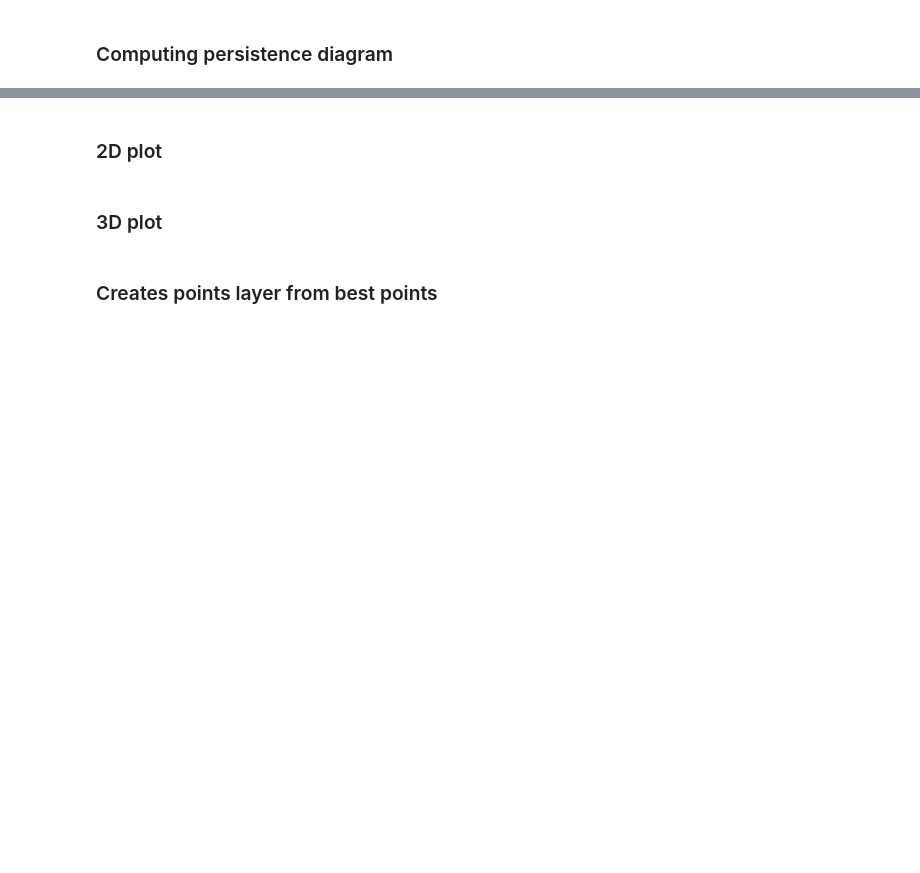
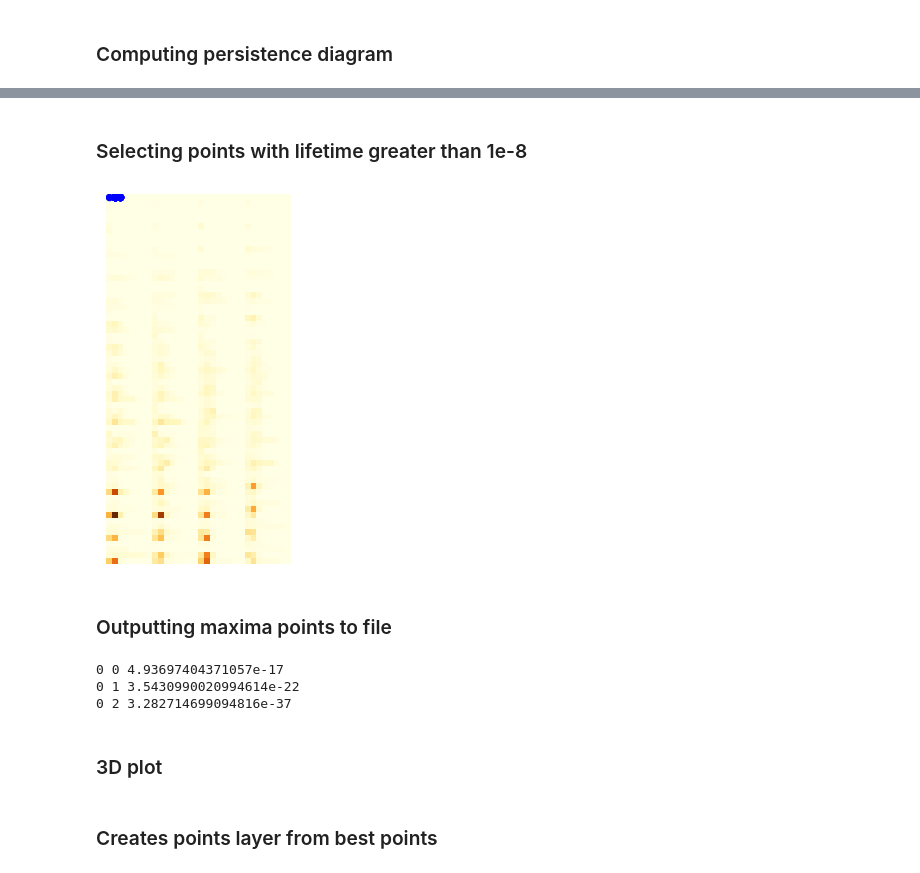
Before and after one commit to urban-toolkit/utk, a Jupyter notebook: src/pythonComponents/dataLoading/Topology.ipynb, the cells around one changed output, grey strips where cells are left out. Drawn from its saved outputs; the diff is of its cells as text; code cells hidden in the pictures; blank space fills up the shorter version.

```diff
--- a/src/pythonComponents/dataLoading/Topology.ipynb
+++ b/src/pythonComponents/dataLoading/Topology.ipynb
@@ -138,13 +168,29 @@ array([4940393.3058, 4940393.3058, 4940393.3058, ..., 4941893.3058,
+# %% [markdown]
+### Selecting points with lifetime greater than 1e-8
 # %%
-# threshold = 1.5e-8
-# idxs = np.arange(dgm.shape[0])
-# idxs = idxs[np.abs(dgm[:, 1] - dgm[:, 0]) > threshold]
+thresh = 1e-8
+idxs = np.arange(dgm.shape[0])
+idxs = idxs[np.abs(dgm[:, 1] - dgm[:, 0]) > thresh]
 
-# X, Y = np.meshgrid(np.arange(reshape_sampled_values.shape[1]), np.arange(reshape_sampled_values.shape[0]))
-# X = X.flatten()
-# Y = Y.flatten()
-# for idx in idxs:
-#     bidx = np.argmin(np.abs(reshape_sampled_values + dgm[idx, 0]))
-#     plt.scatter(X[bidx], Y[bidx], 20, 'k')
+plt.figure()
+plt.imshow(reshape_sampled_values, cmap=plt.cm.YlOrBr)
+
+# X, Y = np.meshgrid(np.arange(noisy_result.shape[1]), np.arange(noisy_result.shape[0]))
+X, Y = np.meshgrid(np.arange(reshape_sampled_values.shape[1]), np.arange(reshape_sampled_values.shape[0]))
+X = X.flatten()
+Y = Y.flatten()
+
+maxima_points = set()
+
+for idx in idxs:
+    # bidx = np.argmin(np.abs(noisy_result + dgm[idx, 0]))
+    bidx = np.argmin(np.abs(reshape_sampled_values + dgm[idx, 0]))
+    maxima_points.add(bidx)
+    plt.scatter(X[bidx], Y[bidx], 20, 'blue') # showing each 0-dimensional pixel representatives highlighted in the original image
+plt.axis('off')
+
+maxima_points = list(maxima_points)
+
+plt.show()
+# %% [output]
+[figure, added]
-# %% [markdown]
-### 2D plot
@@ -158,3 +197,44 @@ array([4940393.3058, 4940393.3058, 4940393.3058, ..., 4941893.3058,
+# %% [markdown]
+### Outputting maxima points to file
+# %%
+reshape_positions = np.reshape(positions, (3, 64, 32))
+
+flat_points = []
+best_values = []
+
+for point in maxima_points:
+    print(Y[point], X[point], reshape_sampled_values[Y[point], X[point]])
+
+    for coordinate in reshape_positions[:,Y[point],X[point]]:
+        flat_points.append(coordinate)
+
+    best_values.append(reshape_sampled_values[Y[point], X[point]])
+
+best_points = {'points': flat_points, 'values': best_values}
+
+json_object = json.dumps(best_points)
+
+file = open('best_points.json', 'w')
+
+file.write(json_object)
+
+file.close()
+
+file = open('best_values.json', 'w')
+
+thematic_layer = {
+    "id": "grid_values",
+    "coordinates": flat_points,
+    "values": best_values
+}
+
+file.write(json.dumps(thematic_layer))
+
+file.close()
+# %% [output]
+0 0 4.93697404371057e-17
+0 1 3.5430990020994614e-22
+0 2 3.282714699094816e-37
 # %% [markdown]
 ### 3D plot
 # %%
```
Also changed, not shown: parts of 12 cells of this notebook, 4 other files.
